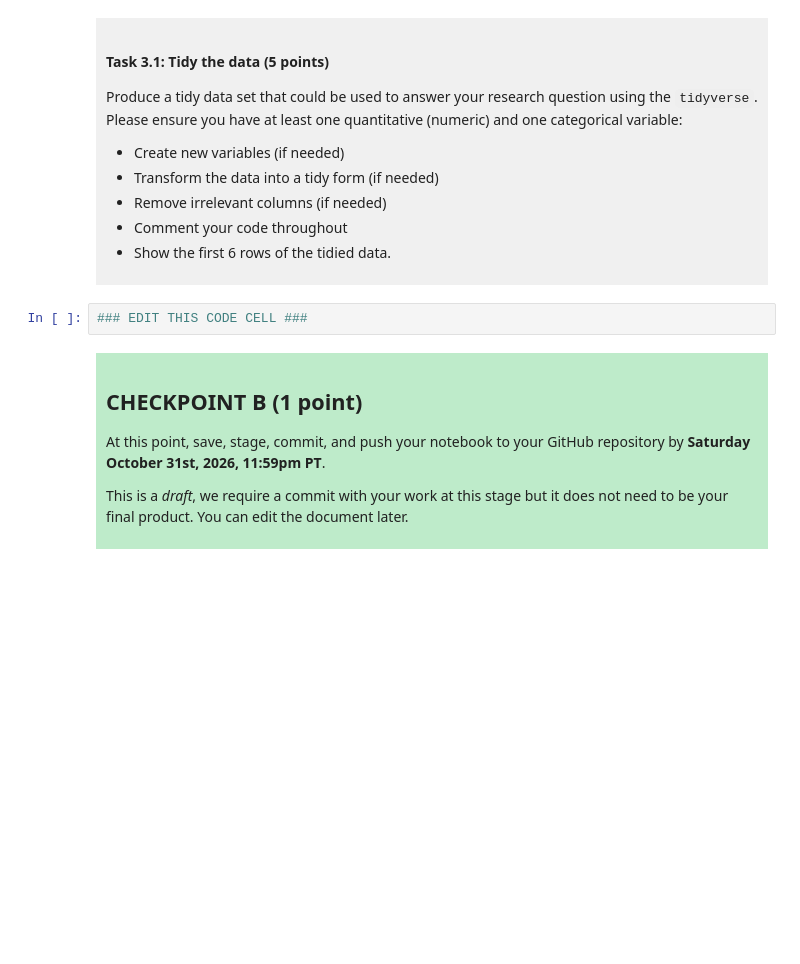
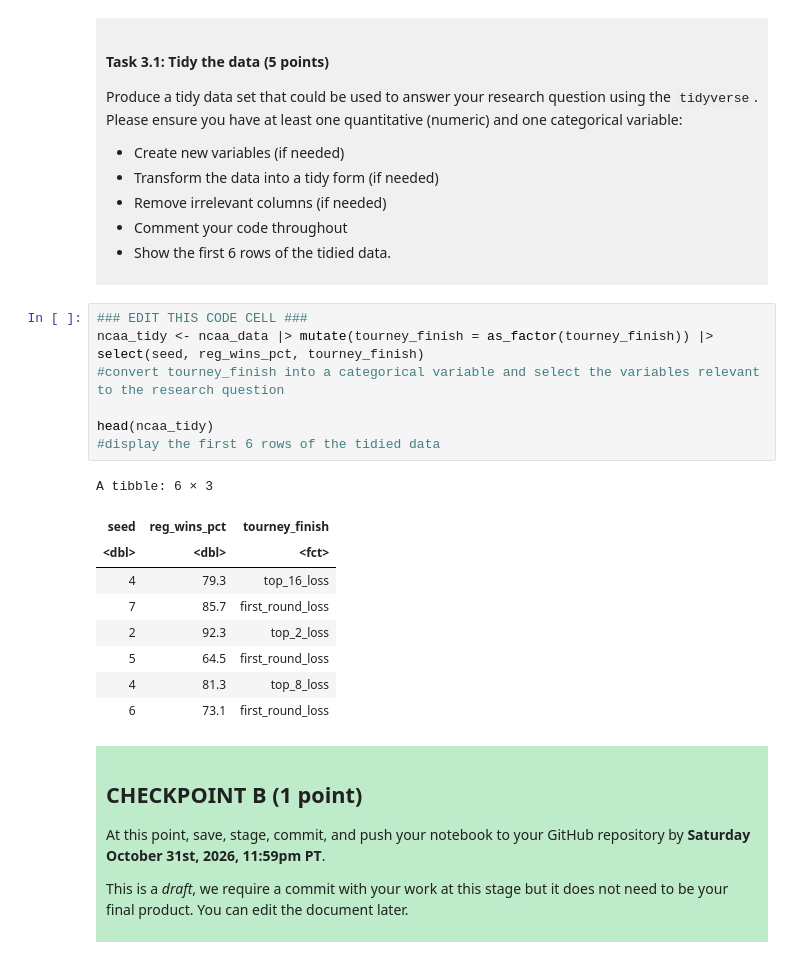
Before and after one commit to mheaven08/dsci-100-madeleineheaven-kartawijaya, a Jupyter notebook: dsci-100-project-notebook.ipynb, the cells around one changed output. Drawn from its saved outputs; the diff is of its cells as text; blank space fills up the shorter version.

Commit message:
tidied the dataset with relevant variables for prediction

```diff
--- a/dsci-100-project-notebook.ipynb
+++ b/dsci-100-project-notebook.ipynb
@@ -222,6 +222,22 @@ Produce a tidy data set that could be used to answer your research question usin
 </div>
 # %%
 ### EDIT THIS CODE CELL ###
+ncaa_tidy <- ncaa_data |> mutate(tourney_finish = as_factor(tourney_finish)) |>
+select(seed, reg_wins_pct, tourney_finish)
+#convert tourney_finish into a categorical variable and select the variables relevant to the research question
+
+head(ncaa_tidy)
+#display the first 6 rows of the tidied data
+# %% [output]
+A tibble: 6 × 3
+| seed | reg_wins_pct | tourney_finish |
+| <dbl> | <dbl> | <fct> |
+| 4 | 79.3 | top_16_loss |
+| 7 | 85.7 | first_round_loss |
+| 2 | 92.3 | top_2_loss |
+| 5 | 64.5 | first_round_loss |
+| 4 | 81.3 | top_8_loss |
+| 6 | 73.1 | first_round_loss |
 # %% [markdown]
 <div style="background-color: #beebca; padding: 10px;">
 
```
